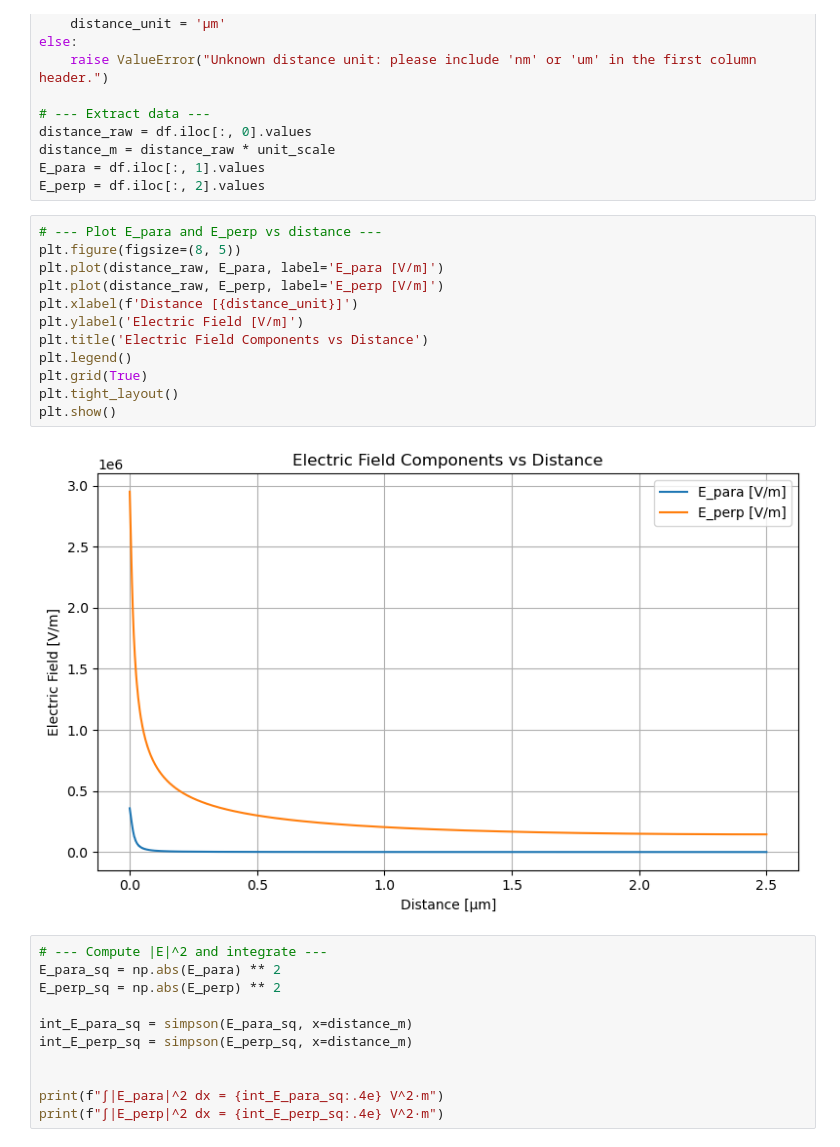
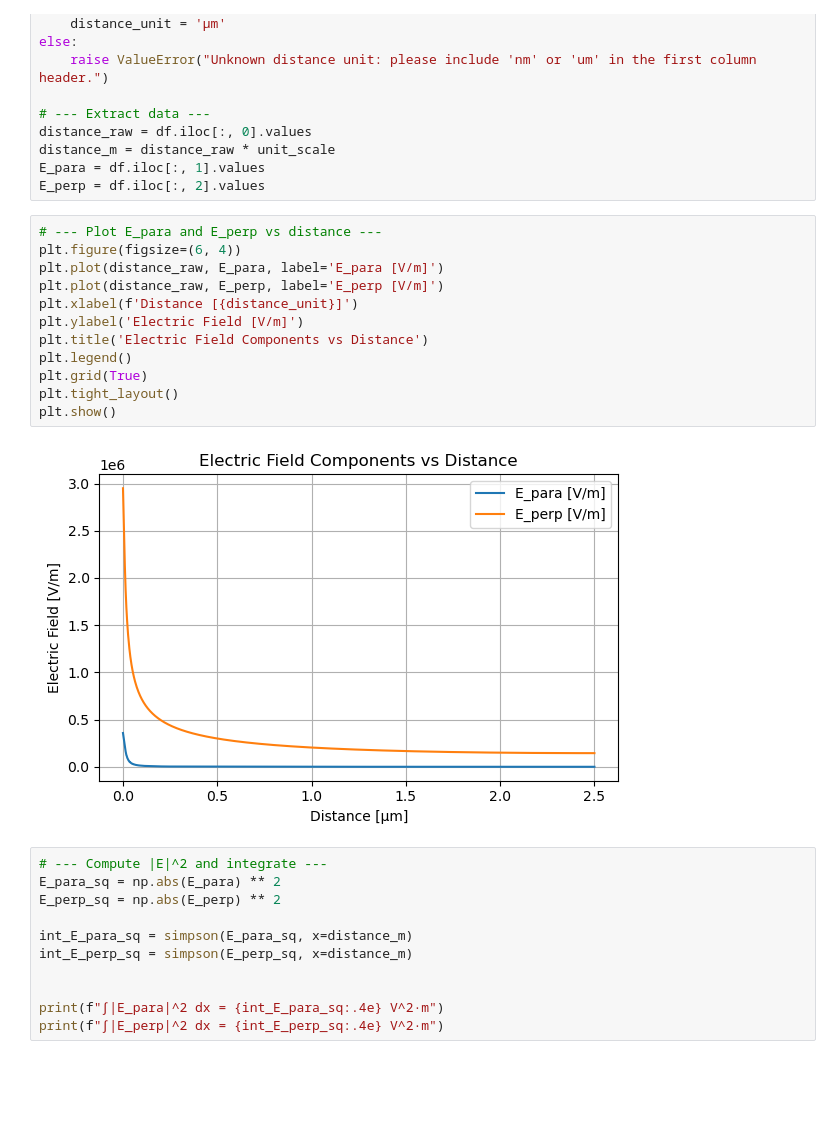
Before and after one commit to WeiRenSyong/Participation_Ratio_Calculation, a Jupyter notebook: Participation_Ratios_Calculation.ipynb, the cells around one changed output. Saved outputs shown, nothing was run; the diff lists cells and outputs as text; blank space fills up the shorter version.

```diff
--- a/Participation_Ratios_Calculation.ipynb
+++ b/Participation_Ratios_Calculation.ipynb
@@ -31,18 +31,18 @@ E_para = df.iloc[:, 1].values
 E_perp = df.iloc[:, 2].values
 # %%
 # --- Plot E_para and E_perp vs distance ---
-plt.figure(figsize=(8, 5))
+plt.figure(figsize=(6, 4))
 plt.plot(distance_raw, E_para, label='E_para [V/m]')
 plt.plot(distance_raw, E_perp, label='E_perp [V/m]')
 plt.xlabel(f'Distance [{distance_unit}]')
 plt.ylabel('Electric Field [V/m]')
 plt.title('Electric Field Components vs Distance')
 plt.legend()
 plt.grid(True)
 plt.tight_layout()
 plt.show()
 # %% [output]
-[figure, old version]
+[figure, new version]
 # %%
 # --- Compute |E|^2 and integrate ---
 E_para_sq = np.abs(E_para) ** 2
```
Also changed, not shown: parts of 1 cell of this notebook.
